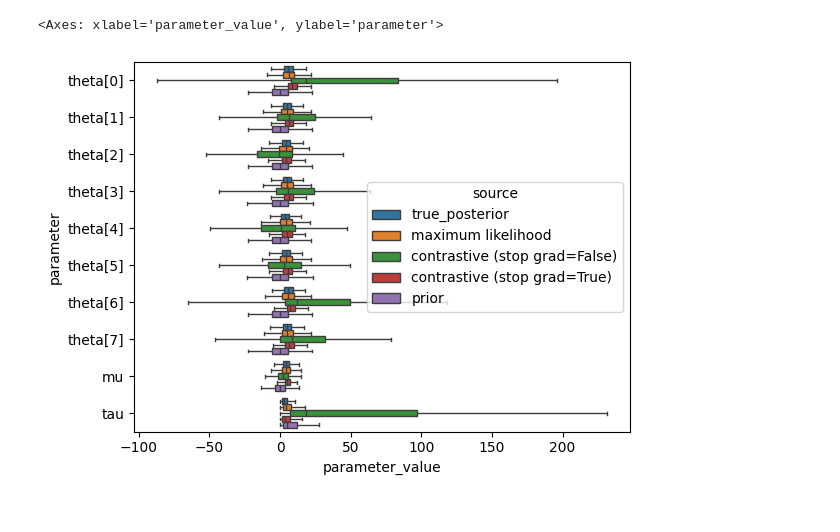
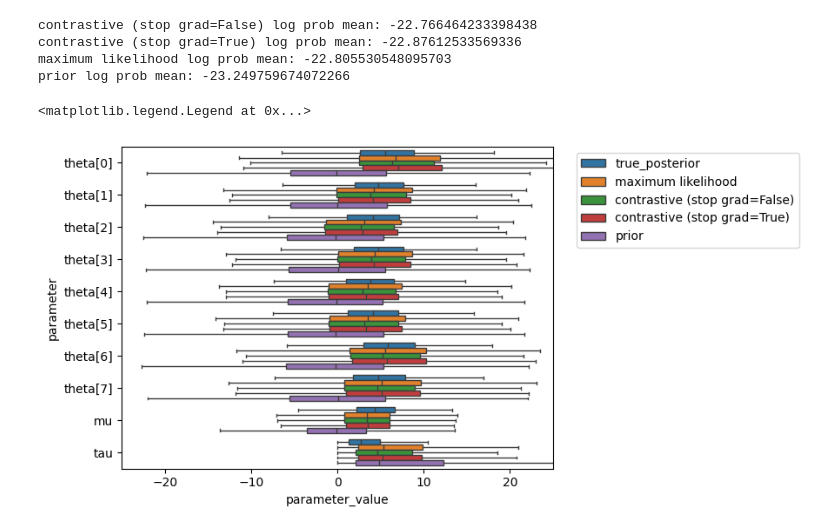
Before and after one commit to danielward27/softcvi_validation, a Jupyter notebook: examples/eight_schools.ipynb, the cells around one changed output. Saved outputs shown, nothing was run; the diff lists cells and outputs as text; code cells hidden in the pictures.

```diff
--- a/examples/eight_schools.ipynb
+++ b/examples/eight_schools.ipynb
@@ -95,3 +91,7 @@ for stop_grad in [False, True]:
         steps=contrastive_steps,
         optimizer=optimizer,
     )
+# %%
+for method_name, v in metadata.items():
+    plt.plot(v["losses"], label=method_name)
+plt.ylim(-1, 100)
@@ -129,6 +129,0 @@ log_prob_true = compute_true_latent_prob(true_latents)
-# %%
-for k, v in metadata.items():
-    losses = v["losses"]
-    plt.plot(v["losses"], label=k)
-    plt.ylim(-10, 500)
-    plt.show()
@@ -149,3 +140,11 @@ plt.xticks(rotation=45, ha='right')
+# %%
+for k, v in log_prob_true.items():
+    print(f"{k} log prob mean: {v.mean()}")
+# %% [output]
+contrastive (stop grad=False) log prob mean: -22.766464233398438
+contrastive (stop grad=True) log prob mean: -22.87612533569336
+maximum likelihood log prob mean: -22.805530548095703
+prior log prob mean: -23.249759674072266
 # %%
 key, subkey = jr.split(key)
 
@@ -218,23 +184,28 @@ samples = {
 # %%
+
+samples = {
+    "true_posterior": true_latents,
+} | posterior_samples | {"prior": prior_samples}
+
 dfs = []
 for k, samps in samples.items():
-
     columns = {}
     for name, arr in samps.items():
         if arr.ndim == 1:
             columns[name] = arr
 
         if arr.ndim == 2:
             for i in range(arr.shape[-1]):
                 columns[f"{name}[{i}]"] = arr[:, i]
     df = pd.DataFrame(columns)
     df["source"] = k
     dfs.append(df)
 
 df = pd.concat(dfs)
 df = df.melt(id_vars="source", var_name="parameter", value_name="parameter_value")
 sns.boxplot(data=df, x="parameter_value", y="parameter", hue="source", showfliers="")
-# A good way to plot would likely be to share an axis for thetas, but not for mu and tau
+plt.xlim(-25, 25)
+plt.legend(bbox_to_anchor=(1.04, 1), loc="upper left")
 # %% [output]
-<Axes: xlabel='parameter_value', ylabel='parameter'>
+<matplotlib.legend.Legend at 0x...>
-[figure, old version]
+[figure, new version]
```
Also changed, not shown: parts of 7 cells of this notebook, 7 other files.
